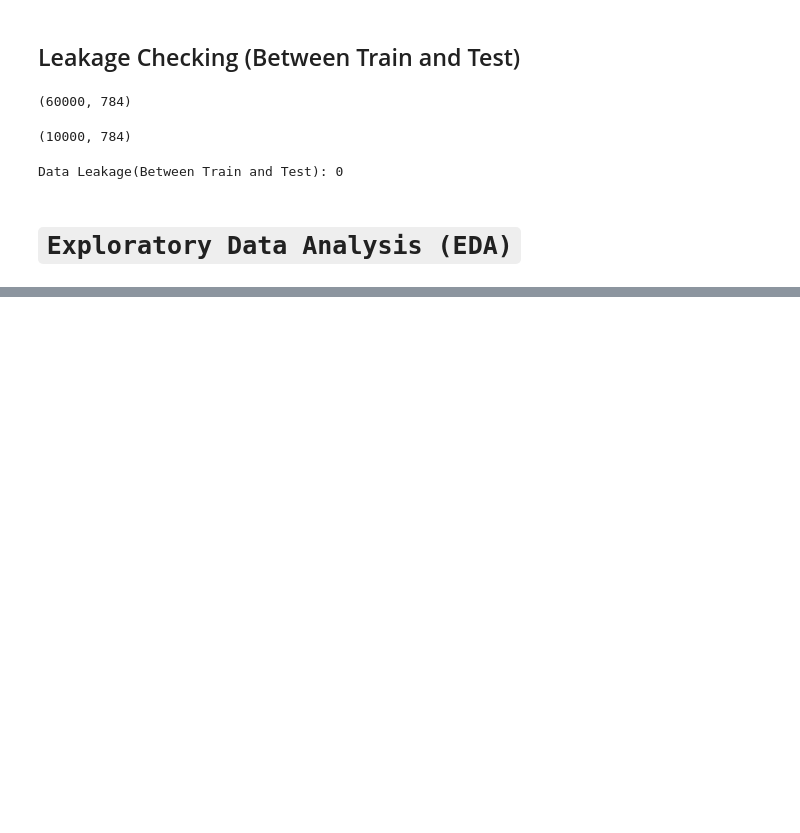
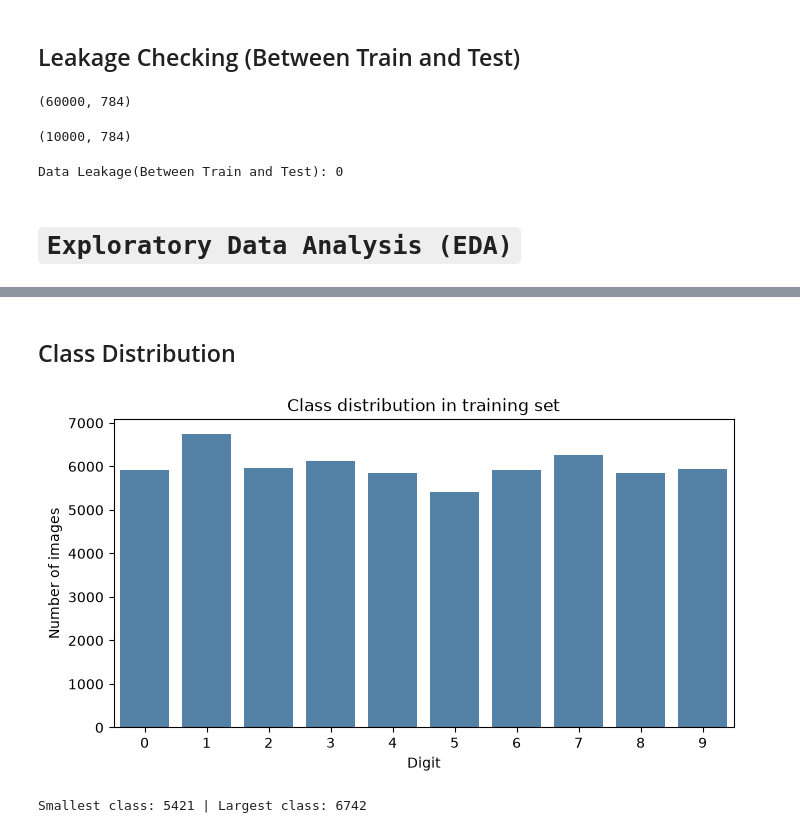
Before and after one commit to mrpaul-10/CodeAlpha_Handwritten_Character_Recognition, a Jupyter notebook: notebook/Handwritten_recognition.ipynb, the cells around one changed output, grey strips where cells are left out. Cells and saved outputs as stored; diff of their text form; code cells hidden in the pictures; blank space fills up the shorter version.

```diff
--- a/notebook/Handwritten_recognition.ipynb
+++ b/notebook/Handwritten_recognition.ipynb
@@ -85,0 +105,18 @@ Data Leakage(Between Train and Test): 0
+# %% [markdown]
+## Class Distribution
+# %%
+counts = pd.Series(y_train).value_counts().sort_index()
+plt.figure(figsize=(8, 4))
+sns.barplot(x=counts.index, y=counts.values, color='steelblue')
+plt.xlabel('Digit')
+plt.ylabel('Number of images')
+plt.title('Class distribution in training set')
+plt.show()
+# %% [output]
+[figure, added]
+# %%
+small = counts.min()
+large = counts.max()
+print('Smallest class:', small, '| Largest class:', large)
+# %% [output]
+Smallest class: 5421 | Largest class: 6742
```
Also changed, not shown: parts of 3 cells of this notebook.
